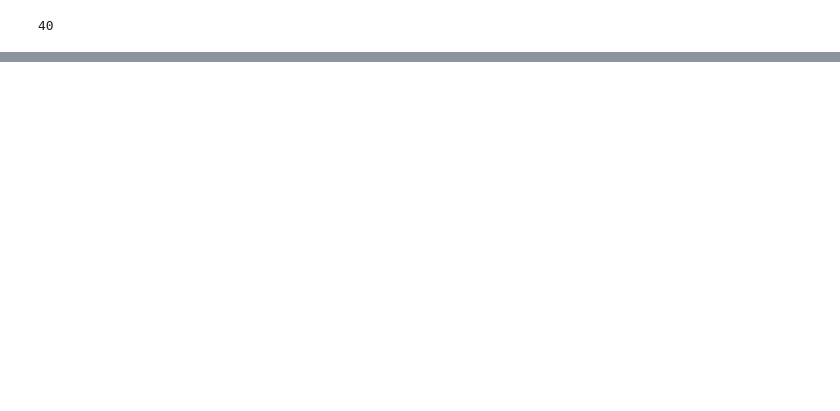
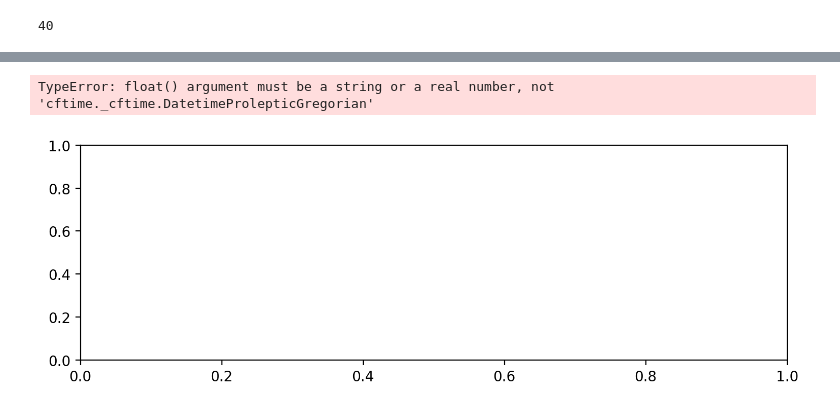
Before and after one commit to bundzis/beaufort_jet, a Jupyter notebook: Scripts/plot_idealized_jet_initial_conds.ipynb, the cells around one changed output, grey strips where cells are left out. Saved outputs shown, nothing was run; the diff lists cells and outputs as text; code cells hidden in the pictures; blank space fills up the shorter version.

```diff
--- a/Scripts/plot_idealized_jet_initial_conds.ipynb
+++ b/Scripts/plot_idealized_jet_initial_conds.ipynb
@@ -317,0 +386,5 @@ ini_conds.z_rho[0,:,:,201].shape[0]
+# %%
+# Use xroms to calculate N2
+N2 = xroms.N2(rho_ds, grid, rho0=1025.0)
+print('N2 shape: ', np.shape(N2), flush=True)
+print('calculated N2', flush=True)
@@ -317,0 +394,3 @@ ini_conds.z_rho[0,:,:,201].shape[0]
+# %%
+# Interpolate to rho points
+N2_rho = grid.interp(N2, 'Z', boundary = 'extend')
@@ -317,0 +414,12 @@ ini_conds.z_rho[0,:,:,201].shape[0]
+# %%
+# Set the bins and normalize
+# Compute PDF, normalize by max value so the max is one
+n2_bins = np.arange(-5.5,-2.5,0.05)
+
+print('started N2 pdf', flush=True)
+n2_pdf = histogram(np.log10(abs(N2_rho.isel(eta_rho=eta_slice, xi_rho=xi_slice).where(ds.z_rho>(z_slice*(-1))))), #.where(ds.z_rho>-200),
+                bins = n2_bins,
+                block_size=N2_rho.ocean_time[0].size,
+                dim = ['s_rho','xi_rho', 'eta_rho'],
+                density=True).compute()
+print('finished N2 pdf', flush=True)
@@ -317,0 +429,5 @@ ini_conds.z_rho[0,:,:,201].shape[0]
+# %%
+# Normalize by the max
+n2_pdf = n2_pdf / n2_pdf.max()
+print('normalized N2 pdf', flush=True)
+print('n2_pdf shape: ', np.shape(n2_pdf), flush=True)
@@ -317,0 +457,19 @@ ini_conds.z_rho[0,:,:,201].shape[0]
+# %%
+# Plot this to see how it looks
+# Plot N2
+fig, ax = plt.subplots(figsize=(9, 2.75), dpi=200)
+
+#np.log10(n2_pdf.T.where(n2_pdf.T > 0)).plot()
+
+# Plot N2
+p1 = ax.pcolormesh(
+    N2.ocean_time.values,
+    n2_bins,
+    np.log10(n2_pdf[:-1,:].T.where(n2_pdf[:-1,:].T > 0)),
+    shading='auto',
+    cmap=cmo.amp,
+    vmin=-3, vmax=0
+)
+# %% [output]
+TypeError: float() argument must be a string or a real number, not 'cftime._cftime.DatetimeProlepticGregorian'
+[figure, added]
```
Also changed, not shown: parts of 19 cells of this notebook.
